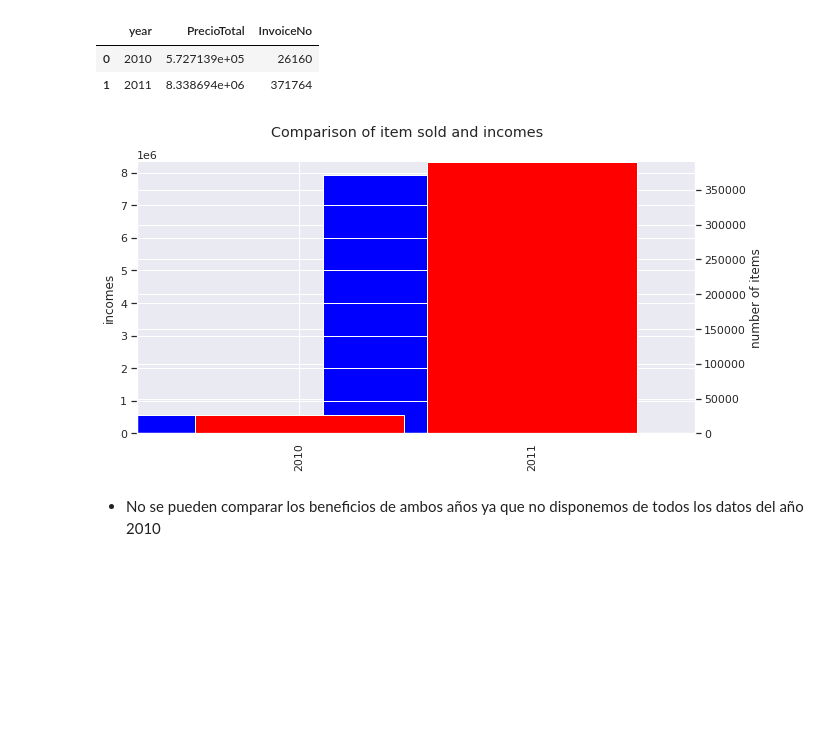
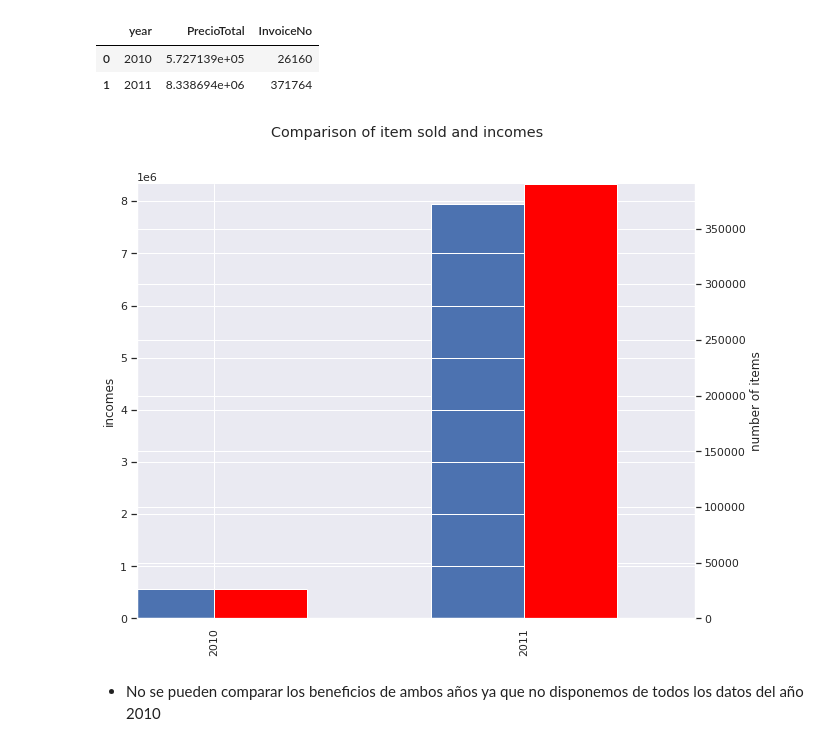
Before and after one commit to SBGuillermo/TFM-AnalisisComercio, a Jupyter notebook: Notebooks/2_Analisis_cualitativo_datset.ipynb, the cells around one changed output. Saved outputs shown, nothing was run; the diff lists cells and outputs as text; code cells hidden in the pictures; blank space fills up the shorter version.

```diff
--- a/Notebooks/2_Analisis_cualitativo_datset.ipynb
+++ b/Notebooks/2_Analisis_cualitativo_datset.ipynb
@@ -295,27 +295,28 @@ inc_year
 | 1 | 2011 | 8.338694e+06 | 371764 |
 # %%
 fig = plt.figure()
+fig.set_size_inches(10,8)
 ax1 = fig.add_subplot(111)
 ax2 = ax1.twinx()
 
-inc_year.InvoiceNo.plot(kind='bar', ax=ax1, width= 0.9, color= 'blue',position=1)
-inc_year.PrecioTotal.plot(kind='bar', ax=ax2, width= 0.9, color='red')
+inc_year.InvoiceNo.plot(kind='bar', ax=ax1, width= 0.5,position=.6)
+inc_year.PrecioTotal.plot(kind='bar', ax=ax2, width= 0.3, color='red' ,position=0)
 
 ax2.set_ylim(0, 8.338694e+06)
 ax1.yaxis.set_label_position('right')
 ax1.yaxis.tick_right()
 ax2.yaxis.set_label_position('left')
 ax2.yaxis.tick_left()
 ax1.spines['top'].set_visible(False)
 ax2.spines['top'].set_visible(False)
 
 fig.suptitle('Comparison of item sold and incomes')
 ax2.set_ylabel('incomes')
 ax1.set_ylabel('number of items')
 ax1.set_xticklabels(['2010','2011'])
 
 plt.show()
 # %% [output]
-[figure, old version]
+[figure, new version]
 # %% [markdown]
 * No se pueden comparar los beneficios de ambos años ya que no disponemos de todos los datos del año 2010
```
Also changed, not shown: parts of 24 cells of this notebook.
